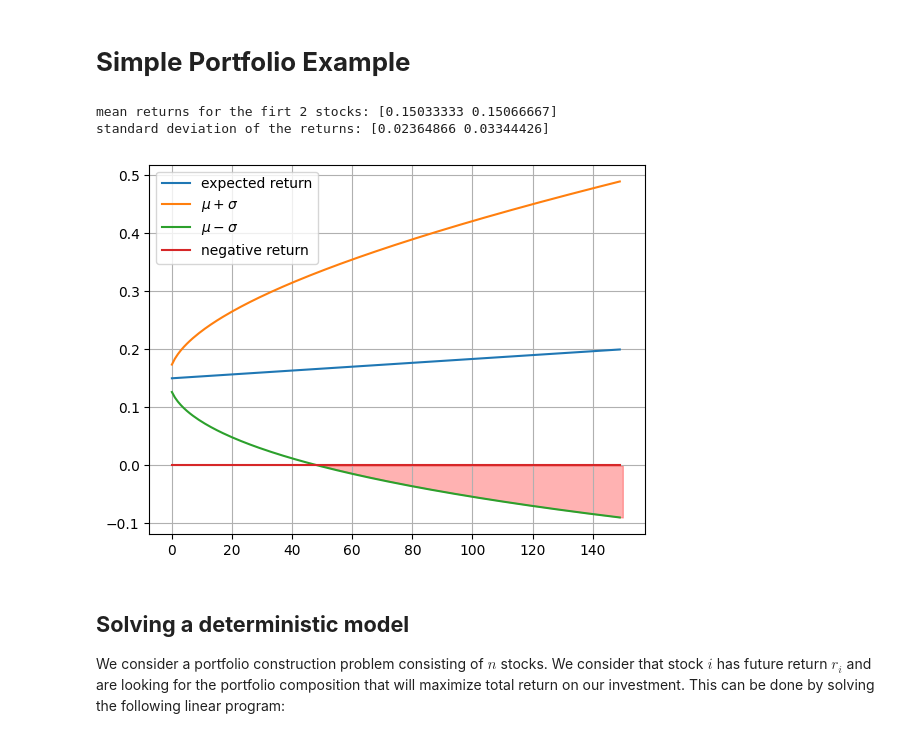
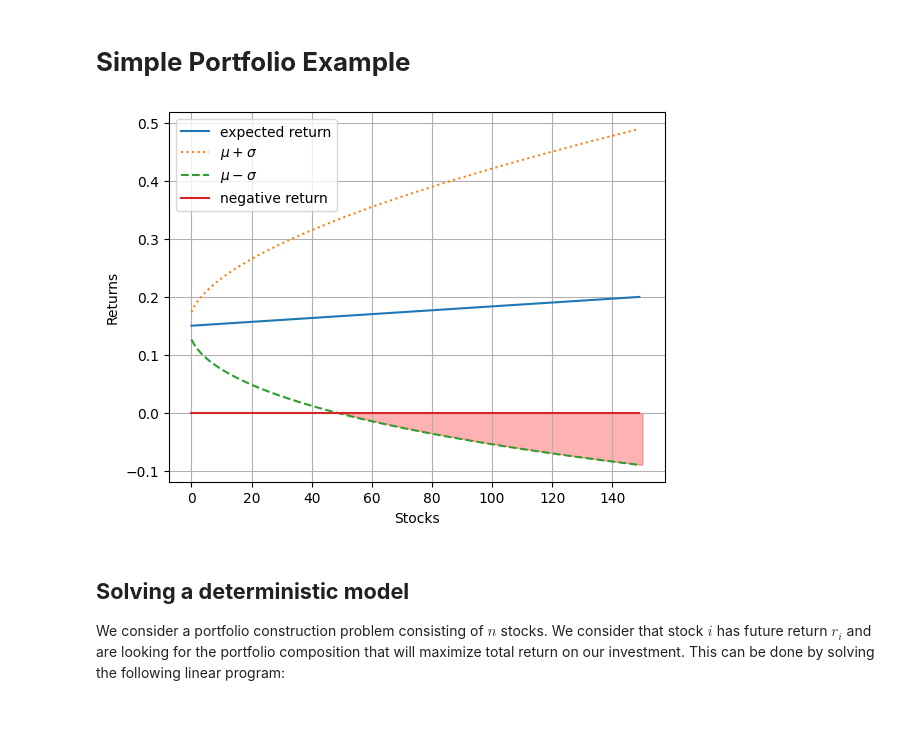
Before and after one commit to supsi-dacd-isaac/TeachDecisionMakingUncertainty, a Jupyter notebook: L03_example_robust_portfolio_problem.ipynb, the cells around one changed output. Drawn from its saved outputs; the diff is of its cells as text; code cells hidden in the pictures.

```diff
--- a/L03_example_robust_portfolio_problem.ipynb
+++ b/L03_example_robust_portfolio_problem.ipynb
@@ -89,31 +90,20 @@ mu =0.15 + i*0.05/150                       # Mean returns
 sigma = 0.05/450 * (2*i*n*(n+1))**0.5       # Standard deviations of returns
 Gamma = 4                                   # Maximum number of estimates that might deviate
 # %%
-# prompt: print(f'mean returns for the firt 2 stocks: {mu[:2]}')
-# print(f'standard deviation of the returns: {sigma[:2]}')
-# plt.plot(mu, label = 'expected return')
-# plt.plot(mu + sigma, label = 'mu + sigma')
-# plt.plot(mu - sigma, label = 'mu - sigma')
-# plt.plot(mu*0, label = 'negative return')
-# plt.legend()
-# fill the negative y<0
-
 import matplotlib.pyplot as plt
 plt.fill_between(i, 0, mu - sigma, where=(mu - sigma) < 0, color='red', alpha=0.3, interpolate=True) # fill for risky investments
 plt.plot(mu, label = 'expected return')
-plt.plot(mu + sigma, label = '$\mu + \sigma$')
-plt.plot(mu - sigma, label = '$\mu - \sigma$')
+plt.plot(mu + sigma, ':',  label = '$\mu + \sigma$')
+plt.plot(mu - sigma, '--', label = '$\mu - \sigma$')
 plt.plot(mu*0, label = 'negative return')
 
 plt.xlabel('Stocks')
 plt.ylabel('Returns')
 plt.legend()
 plt.grid()
 plt.show()
 # %% [output]
-mean returns for the firt 2 stocks: [0.15033333 0.15066667]
-standard deviation of the returns: [0.02364866 0.03344426]
-[figure, old version]
+[figure, new version]
 # %% [markdown]
 ## **Solving a deterministic model**
 
```
Also changed, not shown: parts of 8 cells of this notebook.
